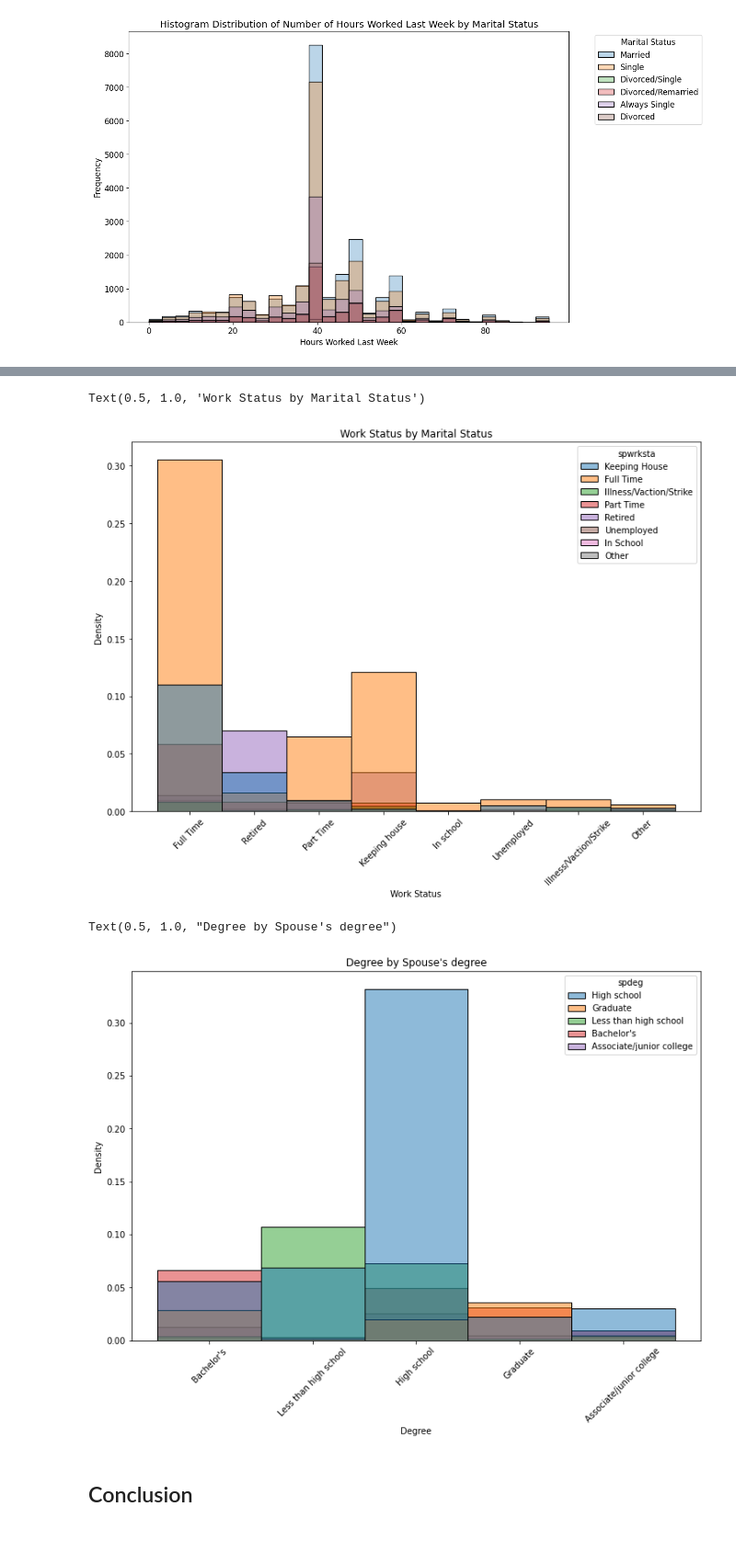
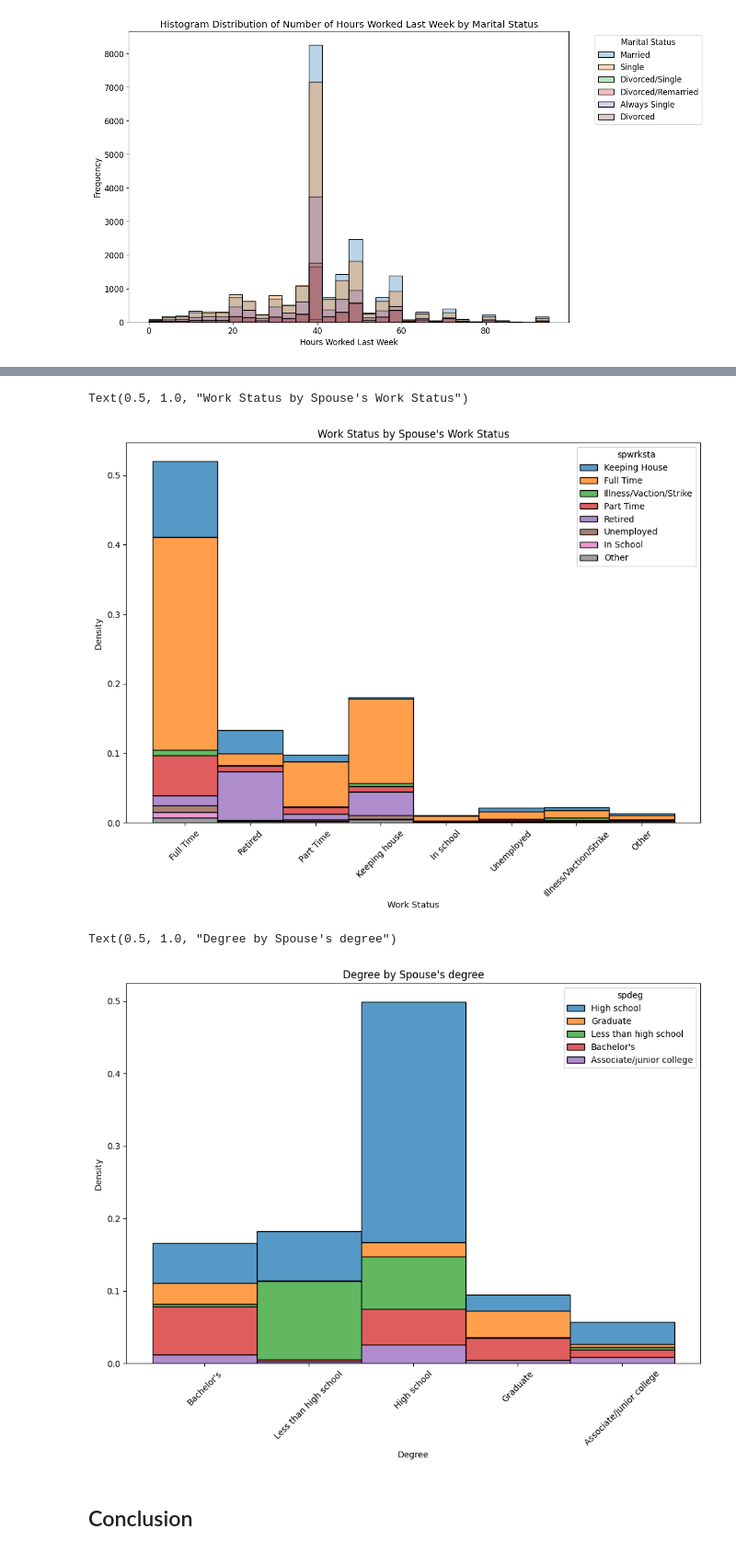
Before and after one commit to DS3001/group22, a Jupyter notebook: Midterm_Work.ipynb, the cells around one changed output, grey strips where cells are left out. Shown at 92% size. Drawn from its saved outputs; the diff is of its cells as text; code cells hidden in the pictures.

Commit message:
Add summary stats, edit stacked bar plots, edit conclusion

```diff
--- a/Midterm_Work.ipynb
+++ b/Midterm_Work.ipynb
@@ -884,21 +995,21 @@ Text(0.5, 1.0, 'Work Status by Marital Status')
 # %%
 plt.figure(figsize=(12, 8))
-sns.histplot(data=df, x='wrkstat', hue='spwrksta', stat='density')
+sns.histplot(data=df, x='wrkstat', hue='spwrksta', stat='density', multiple='stack')
 plt.xticks(rotation=45)
 plt.xlabel("Work Status")
 plt.title("Work Status by Spouse's Work Status")
 # %% [output]
-Text(0.5, 1.0, 'Work Status by Marital Status')
+Text(0.5, 1.0, "Work Status by Spouse's Work Status")
-[figure, old version]
+[figure, new version]
 # %%
 plt.figure(figsize=(12, 8))
-sns.histplot(data=df, x='degree', hue='spdeg', stat='density')
+sns.histplot(data=df, x='degree', hue='spdeg', stat='density', multiple='stack')
 plt.xticks(rotation=45)
 plt.xlabel("Degree")
 plt.title("Degree by Spouse's degree")
 # %% [output]
 Text(0.5, 1.0, "Degree by Spouse's degree")
-[figure, old version]
+[figure, new version]
 # %% [markdown]
 ## Conclusion
 # %% [markdown]
```
Also changed, not shown: parts of 13 cells of this notebook.
